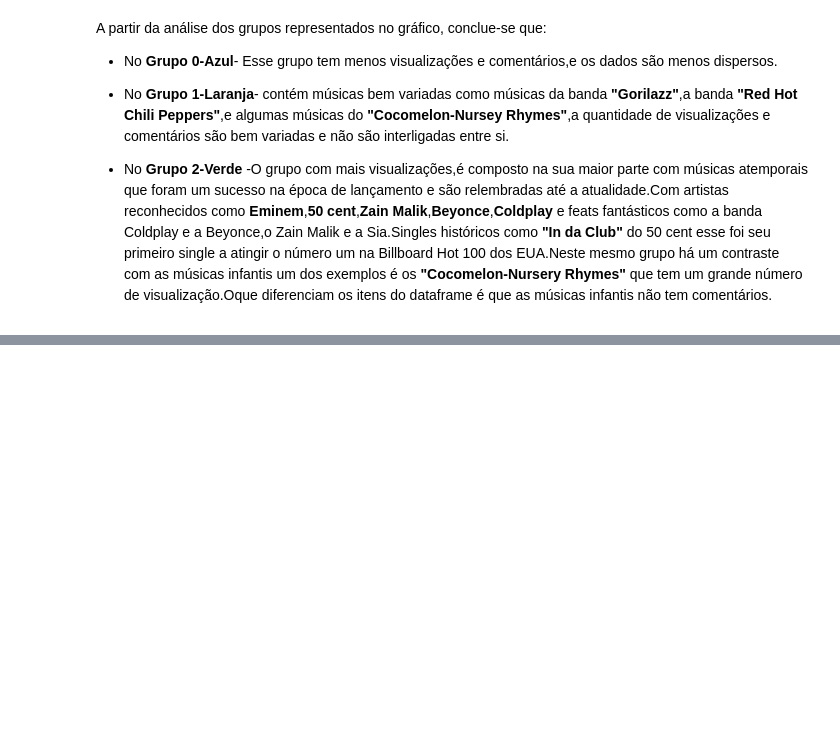
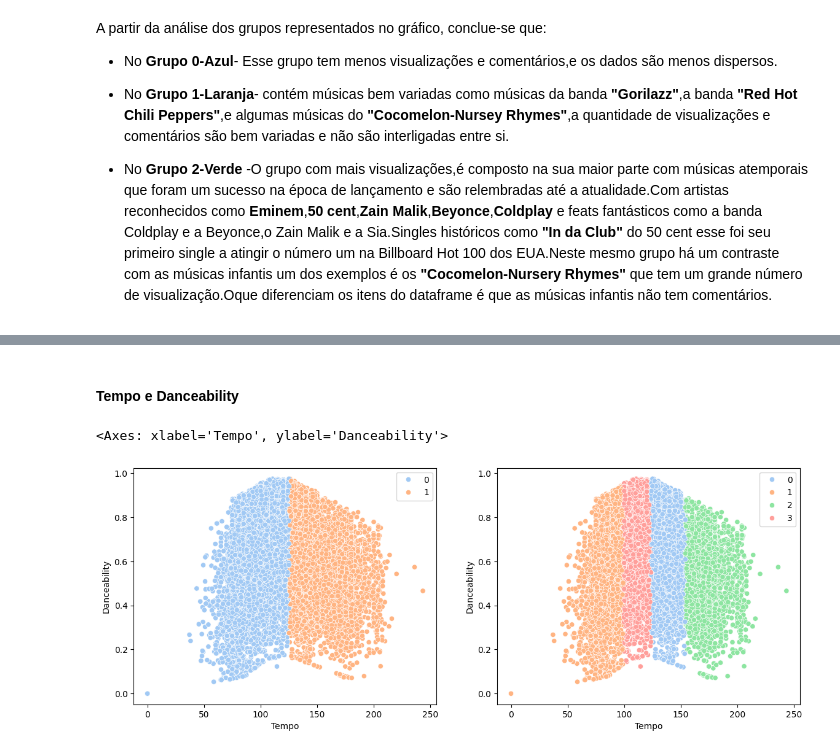
Before and after one commit to sylrod569/Projeto-ICD---An-lise-de-Dados-do-Spotify-Youtube, a Jupyter notebook: Projeto_ICD.ipynb, the cells around one changed output, grey strips where cells are left out. Drawn from its saved outputs; the diff is of its cells as text; code cells hidden in the pictures; blank space fills up the shorter version.

```diff
--- a/Projeto_ICD.ipynb
+++ b/Projeto_ICD.ipynb
@@ -670,0 +688,15 @@ A partir da análise dos grupos representados no gráfico, conclue-se que:
+# %% [markdown]
+#### Tempo e Danceability
+# %%
+plt.figure(figsize=(14,5))
+plt.subplot(1,2,1)
+kmeans = KMeans(n_clusters=2)
+kmeans.fit(df_tempo_danceability)
+sns.scatterplot(data=df_tempo_danceability, x='Tempo', y='Danceability', hue=kmeans.labels_, palette='pastel')
+plt.subplot(1,2,2)
+kmeans = KMeans(n_clusters=4)
+kmeans.fit(df_tempo_danceability)
+sns.scatterplot(data=df_tempo_danceability, x='Tempo', y='Danceability', hue=kmeans.labels_, palette='pastel')
+# %% [output]
+<Axes: xlabel='Tempo', ylabel='Danceability'>
+[figure, added]
```
Also changed, not shown: parts of 8 cells of this notebook, 1 other file.
